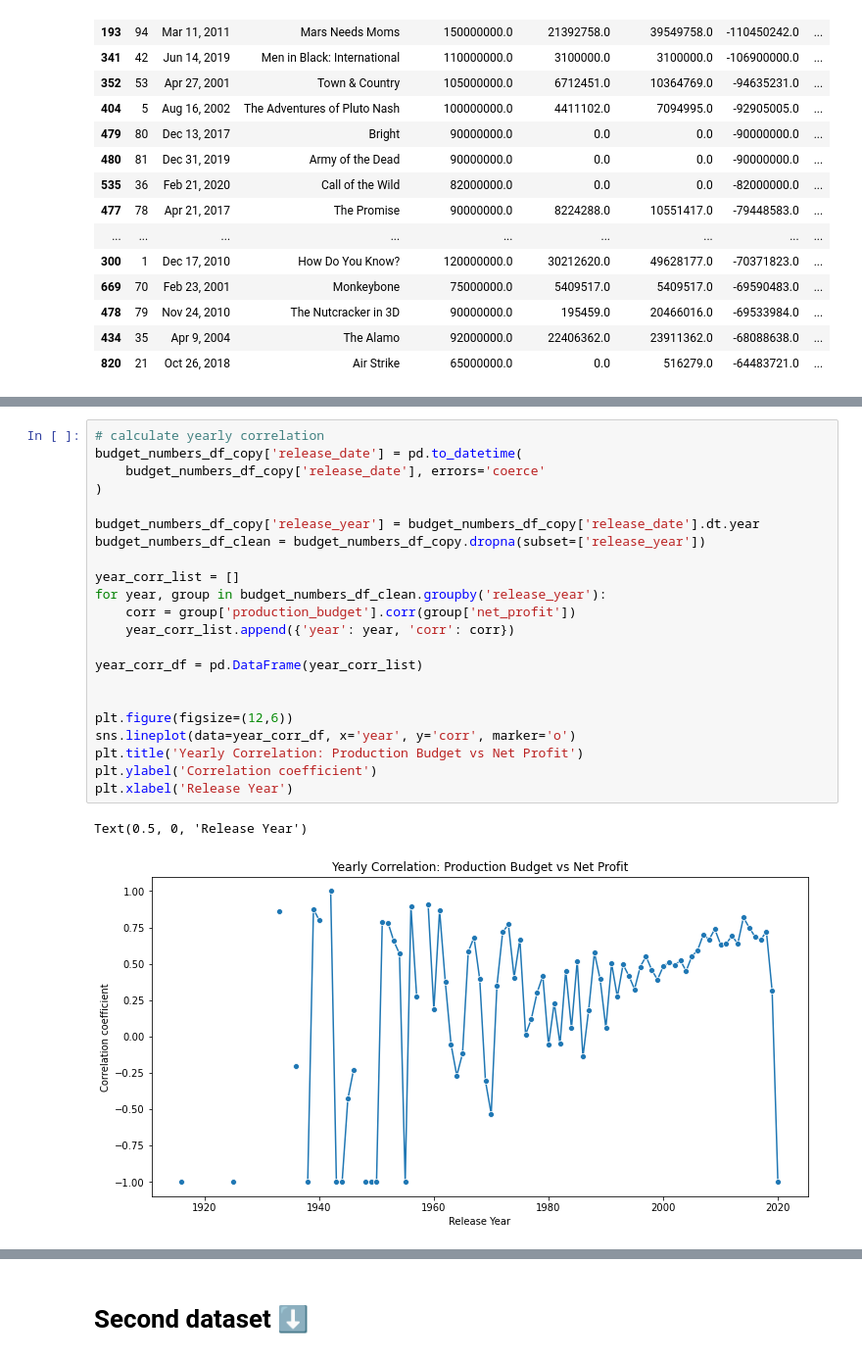
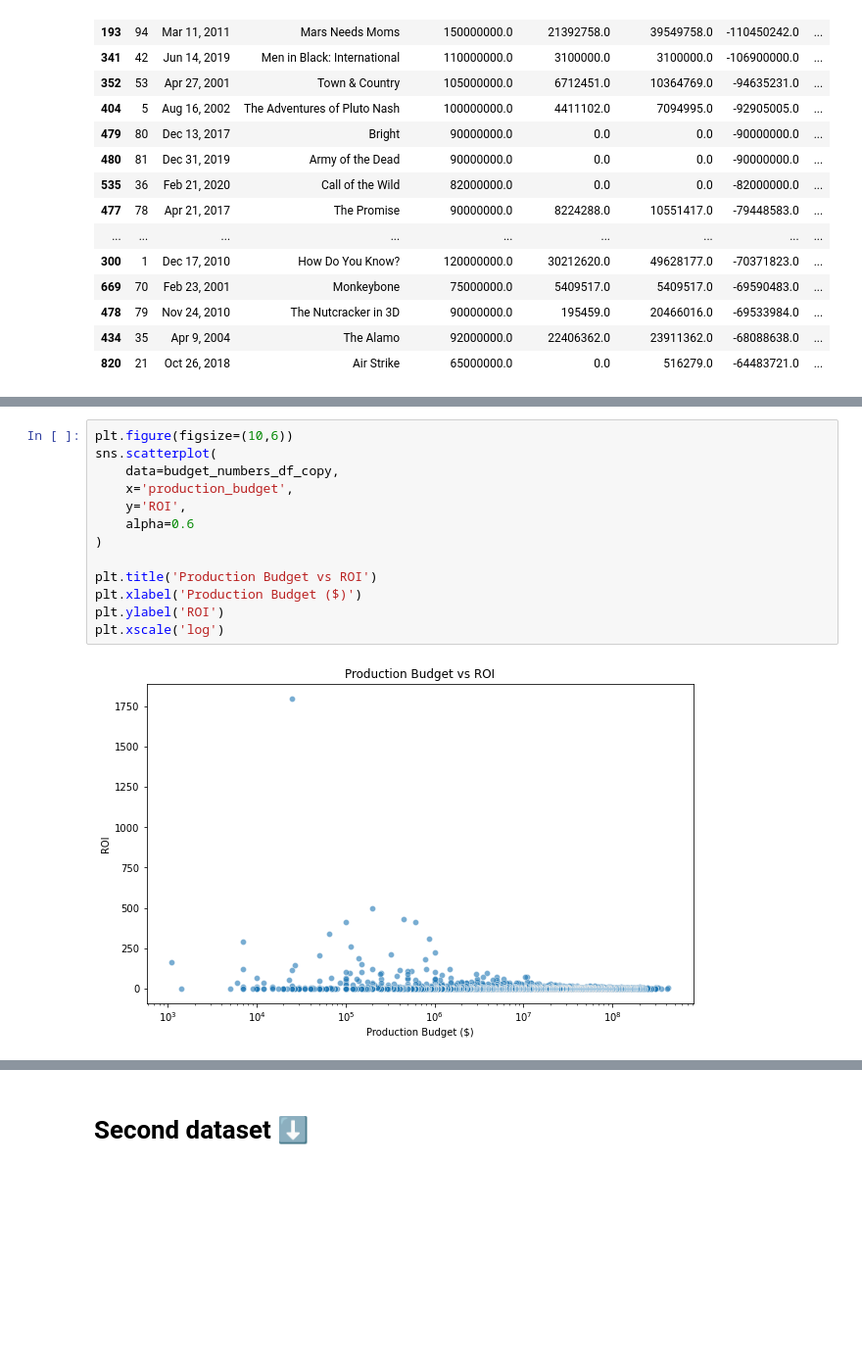
Before and after one commit to clivekinyanjui/DS-Phase_2-Group_3-Project, a Jupyter notebook: Notebook/index.ipynb, the cells around one changed output, grey strips where cells are left out. Shown at 98% size. Cells and saved outputs as stored; diff of their text form; blank space fills up the shorter version.

```diff
--- a/Notebook/index.ipynb
+++ b/Notebook/index.ipynb
@@ -160,29 +176,19 @@ budget_numbers_df_copy.sort_values('ROI', ascending=False).head(30)
 | 5655 | 56 | Jan 1, 1971 | Sweet Sweetback's Baad Asssss Song | 150000.0 | 15200000.0 | 15200000.0 | 15050000.0 | ... |
 | 4567 | 68 | Dec 15, 1939 | Gone with the Wind | 3900000.0 | 198680470.0 | 390525192.0 | 386625192.0 | ... |
 | 5677 | 78 | Feb 8, 1915 | The Birth of a Nation | 110000.0 | 10000000.0 | 11000000.0 | 10890000.0 | ... |
-# %%
-# calculate yearly correlation
-budget_numbers_df_copy['release_date'] = pd.to_datetime(
-    budget_numbers_df_copy['release_date'], errors='coerce'
-)
-
-budget_numbers_df_copy['release_year'] = budget_numbers_df_copy['release_date'].dt.year
-budget_numbers_df_clean = budget_numbers_df_copy.dropna(subset=['release_year'])
-
-year_corr_list = []
-for year, group in budget_numbers_df_clean.groupby('release_year'):
-    corr = group['production_budget'].corr(group['net_profit'])
-    year_corr_list.append({'year': year, 'corr': corr})
-
-year_corr_df = pd.DataFrame(year_corr_list)
-
-
-plt.figure(figsize=(12,6))
-sns.lineplot(data=year_corr_df, x='year', y='corr', marker='o')
-plt.title('Yearly Correlation: Production Budget vs Net Profit')
-plt.ylabel('Correlation coefficient')
-plt.xlabel('Release Year')
-# %% [output]
-Text(0.5, 0, 'Release Year')
-[figure, removed]
+# %%
+plt.figure(figsize=(10,6))
+sns.scatterplot(
+    data=budget_numbers_df_copy,
+    x='production_budget',
+    y='ROI',
+    alpha=0.6
+)
+
+plt.title('Production Budget vs ROI')
+plt.xlabel('Production Budget ($)')
+plt.ylabel('ROI')
+plt.xscale('log')
+# %% [output]
+[figure, added]
 # %%
```
Also changed, not shown: parts of 22 cells of this notebook.
